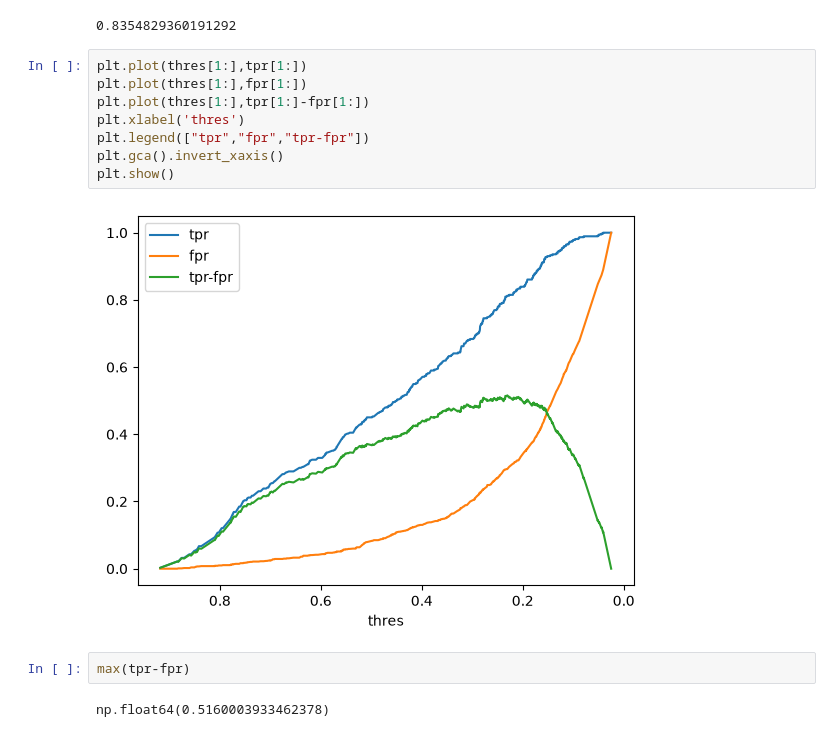
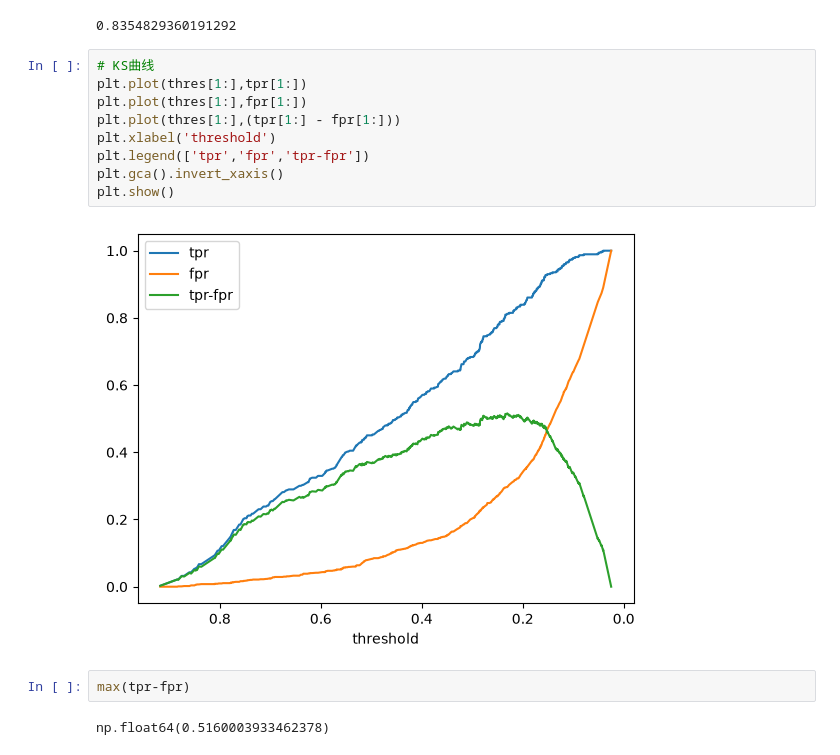
Before and after one commit to liruixiang789/hello-world, a Jupyter notebook: 逻辑回归模型.ipynb, the cells around one changed output. Cells and saved outputs as stored; diff of their text form.

```diff
--- a/逻辑回归模型.ipynb
+++ b/逻辑回归模型.ipynb
@@ -135,16 +135,17 @@ score
 # %% [output]
 0.8354829360191292
 # %%
+# KS曲线
 plt.plot(thres[1:],tpr[1:])
 plt.plot(thres[1:],fpr[1:])
-plt.plot(thres[1:],tpr[1:]-fpr[1:])
-plt.xlabel('thres')
-plt.legend(["tpr","fpr","tpr-fpr"])
+plt.plot(thres[1:],(tpr[1:] - fpr[1:]))
+plt.xlabel('threshold')
+plt.legend(['tpr','fpr','tpr-fpr'])
 plt.gca().invert_xaxis()
 plt.show()
 # %% [output]
-[figure, old version]
+[figure, new version]
-# %%
-max(tpr-fpr)
-# %% [output]
-np.float64(0.5160003933462378)
+# %%
+max(tpr-fpr)
+# %% [output]
+np.float64(0.5160003933462378)
```
Also changed, not shown: parts of 2 cells of this notebook, 1 other file.
